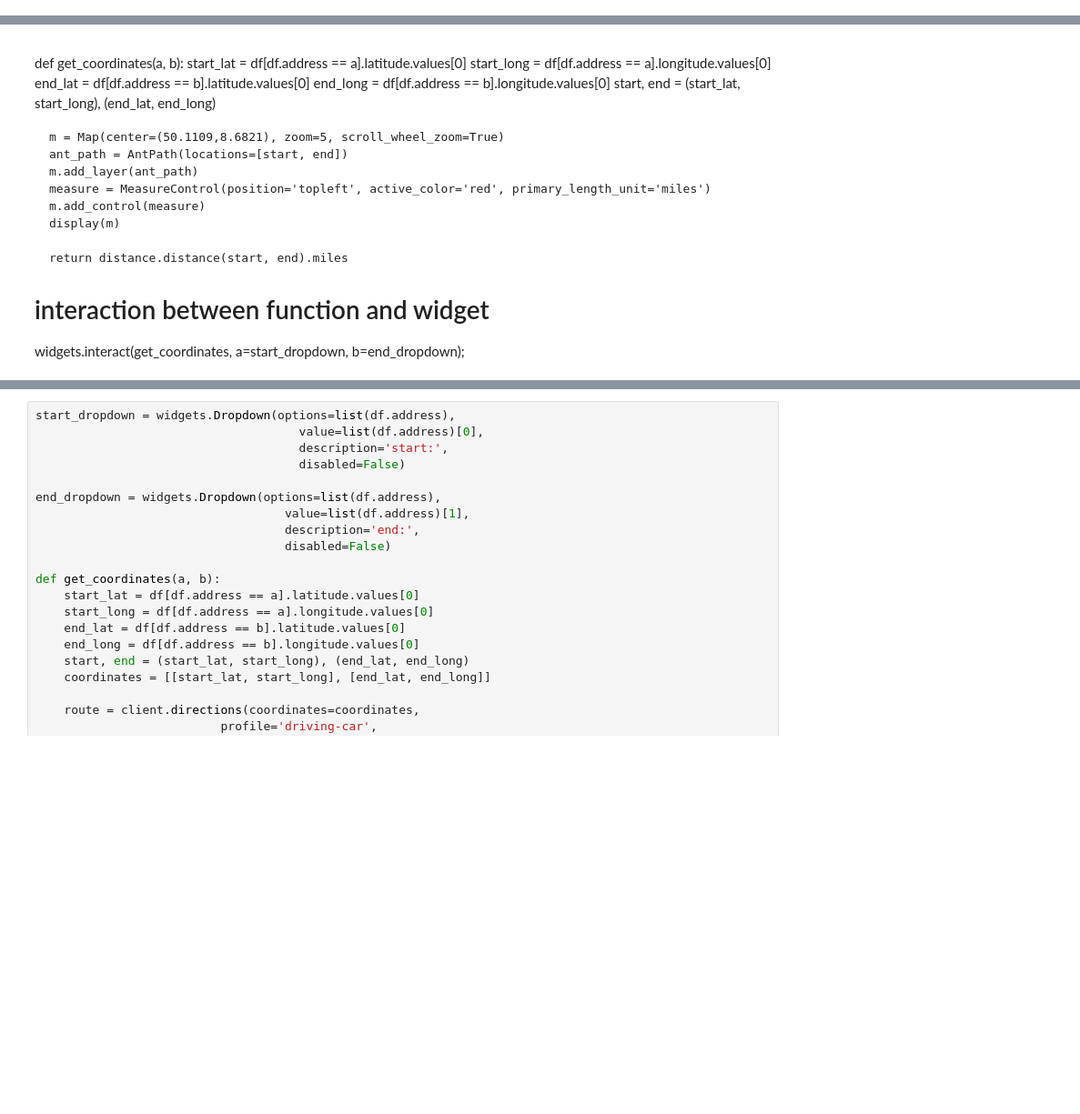
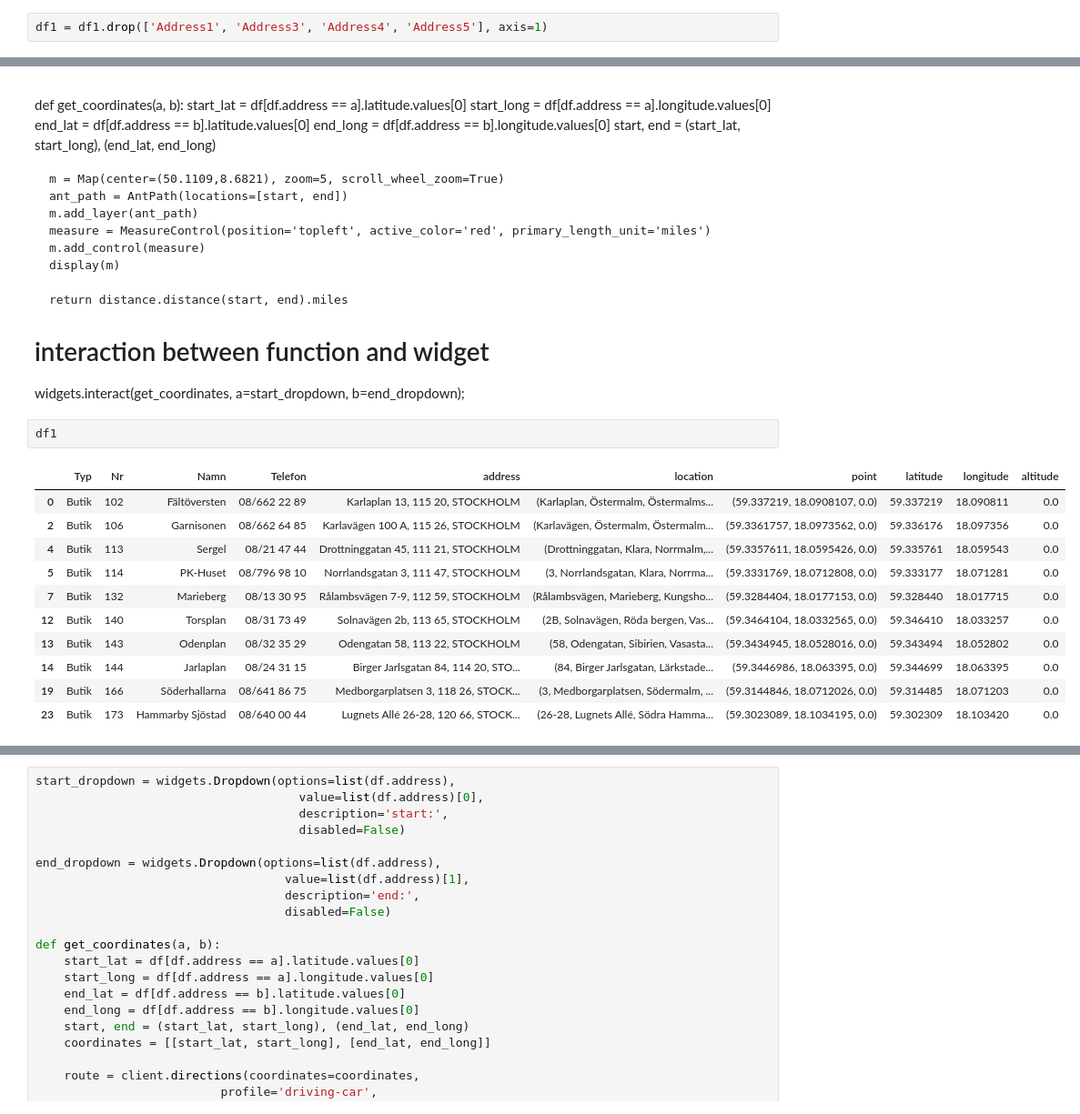
Before and after one commit to cmmarellano/PLUS_softwaredev_2022_FinalProject, a Jupyter notebook: Practice.ipynb, the cells around one changed output, grey strips where cells are left out. Shown at 91% size. Drawn from its saved outputs; the diff is of its cells as text; blank space fills up the shorter version.

```diff
--- a/Practice.ipynb
+++ b/Practice.ipynb
@@ -132 +135,3 @@ df = df.drop(['street', 'zip', 'city', 'point'], axis=1)
+# %%
+df1 = df1.drop(['Address1', 'Address3', 'Address4', 'Address5'], axis=1)
 # %%
@@ -194,4 +199,18 @@ def get_coordinates(a, b):
 
 # interaction between function and widget
 widgets.interact(get_coordinates, a=start_dropdown, b=end_dropdown);
+# %%
+df1
+# %% [output]
+|  | Typ | Nr | Namn | Telefon | address | location | point | latitude | longitude | altitude |
+| 0 | Butik | 102 | Fältöversten | 08/662 22 89 | Karlaplan 13, 115 20, STOCKHOLM | (Karlaplan, Östermalm, Östermalms... | (59.337219, 18.0908107, 0.0) | 59.337219 | 18.090811 | 0.0 |
+| 2 | Butik | 106 | Garnisonen | 08/662 64 85 | Karlavägen 100 A, 115 26, STOCKHOLM | (Karlavägen, Östermalm, Östermalm... | (59.3361757, 18.0973562, 0.0) | 59.336176 | 18.097356 | 0.0 |
+| 4 | Butik | 113 | Sergel | 08/21 47 44 | Drottninggatan 45, 111 21, STOCKHOLM | (Drottninggatan, Klara, Norrmalm,... | (59.3357611, 18.0595426, 0.0) | 59.335761 | 18.059543 | 0.0 |
+| 5 | Butik | 114 | PK-Huset | 08/796 98 10 | Norrlandsgatan 3, 111 47, STOCKHOLM | (3, Norrlandsgatan, Klara, Norrma... | (59.3331769, 18.0712808, 0.0) | 59.333177 | 18.071281 | 0.0 |
+| 7 | Butik | 132 | Marieberg | 08/13 30 95 | Rålambsvägen 7-9, 112 59, STOCKHOLM | (Rålambsvägen, Marieberg, Kungsho... | (59.3284404, 18.0177153, 0.0) | 59.328440 | 18.017715 | 0.0 |
+| 12 | Butik | 140 | Torsplan | 08/31 73 49 | Solnavägen 2b, 113 65, STOCKHOLM | (2B, Solnavägen, Röda bergen, Vas... | (59.3464104, 18.0332565, 0.0) | 59.346410 | 18.033257 | 0.0 |
+| 13 | Butik | 143 | Odenplan | 08/32 35 29 | Odengatan 58, 113 22, STOCKHOLM | (58, Odengatan, Sibirien, Vasasta... | (59.3434945, 18.0528016, 0.0) | 59.343494 | 18.052802 | 0.0 |
+| 14 | Butik | 144 | Jarlaplan | 08/24 31 15 | Birger Jarlsgatan 84, 114 20, STO... | (84, Birger Jarlsgatan, Lärkstade... | (59.3446986, 18.063395, 0.0) | 59.344699 | 18.063395 | 0.0 |
+| 19 | Butik | 166 | Söderhallarna | 08/641 86 75 | Medborgarplatsen 3, 118 26, STOCK... | (3, Medborgarplatsen, Södermalm, ... | (59.3144846, 18.0712026, 0.0) | 59.314485 | 18.071203 | 0.0 |
+| 23 | Butik | 173 | Hammarby Sjöstad | 08/640 00 44 | Lugnets Allé 26-28, 120 66, STOCK... | (26-28, Lugnets Allé, Södra Hamma... | (59.3023089, 18.1034195, 0.0) | 59.302309 | 18.103420 | 0.0 |
 # %%
```
Also changed, not shown: parts of 13 cells of this notebook.
